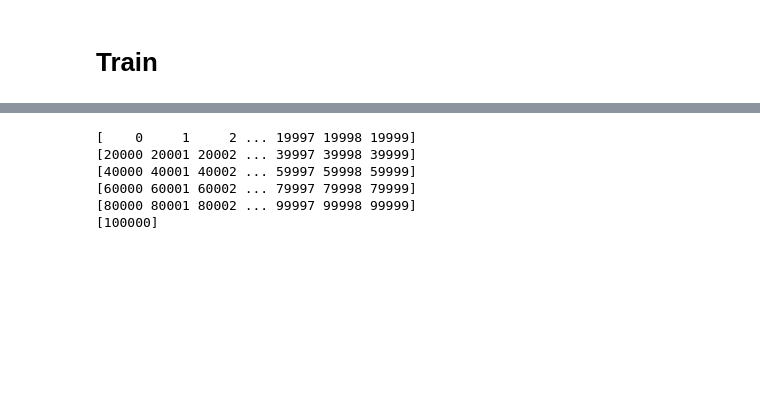
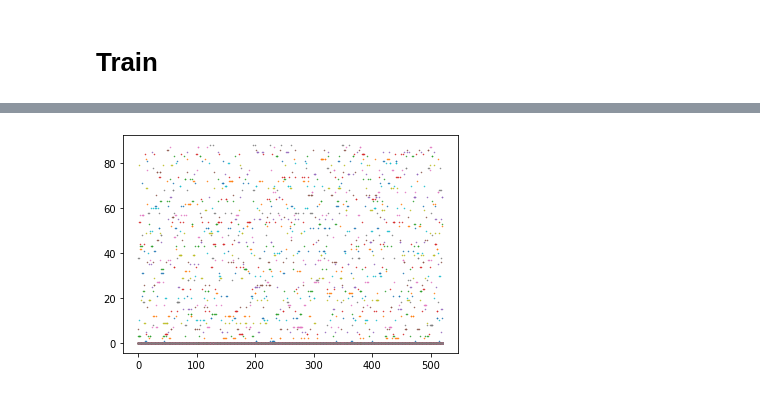
Before and after one commit to lanceberge/RNN-Music-Generation, a Jupyter notebook: main.ipynb, the cells around one changed output, grey strips where cells are left out. Saved outputs shown, nothing was run; the diff lists cells and outputs as text; code cells hidden in the pictures; blank space fills up the shorter version.

```diff
--- a/main.ipynb
+++ b/main.ipynb
@@ -260,16 +287,13 @@ train_model = True
 model_filename = "model.pt"
 # %%
 encoder = EncoderRNN(midi_dim, hidden_size, num_layers, drop_p)
-decoder = DecoderRNN(midi_dim, hidden_size, 1, num_layers, drop_p)
+decoder = DecoderRNN(1, hidden_size, 1, num_layers, drop_p)
 model = Seq2Seq(encoder, decoder).to(device)
+
+# model = Seq2Seq(encoder, decoder)
 
 optimizer = optim.Adam(model.parameters())
 criterion = nn.BCELoss()
-# %%
-midi_tensor = np.genfromtxt(dir_idx(csv_data_dir, 0), delimiter=',', dtype='int')
-
-# convert to tensor
-midi_tensor = torch.IntTensor(midi_tensor)
 # %%
 num_songs = min(num_songs, len(os.listdir(csv_data_dir)))
 
@@ -321,25 +340,0 @@ ZeroDivisionError: ignored
-# %%
-# Passing data by batch
-len_song = 100_001
-
-batch_size = 20_000
-import math
-num_batches = math.ceil(len_song / batch_size)
-
-song = np.arange(0, len_song)
-
-for i in range(num_batches):
-    # last batch
-    if i == num_batches-1:
-        batch = song[i*batch_size:]
-    else:
-        batch = song[i*batch_size:(i+1)*batch_size]
-
-    print(batch)
-# %% [output]
-[    0     1     2 ... 19997 19998 19999]
-[20000 20001 20002 ... 39997 39998 39999]
-[40000 40001 40002 ... 59997 59998 59999]
-[60000 60001 60002 ... 79997 79998 79999]
-[80000 80001 80002 ... 99997 99998 99999]
-[100000]
@@ -350,0 +341,16 @@ torch.cuda.memory_allocated() / torch.cuda.max_memory_allocated()
+# %%
+# train the model
+if train_model:
+    for epoch in range(num_epochs):
+        train(model, num_songs)
+
+    # save the model
+    if save_model:
+        torch.save(model.state_dict(), cwd+model_filename)
+# %%
+arr2 = model.generate_song(5000)
+# %%
+visualize_midi_array(arr2)
+plt.show()
+# %% [output]
+[figure, added]
```
Also changed, not shown: parts of 13 cells of this notebook.
